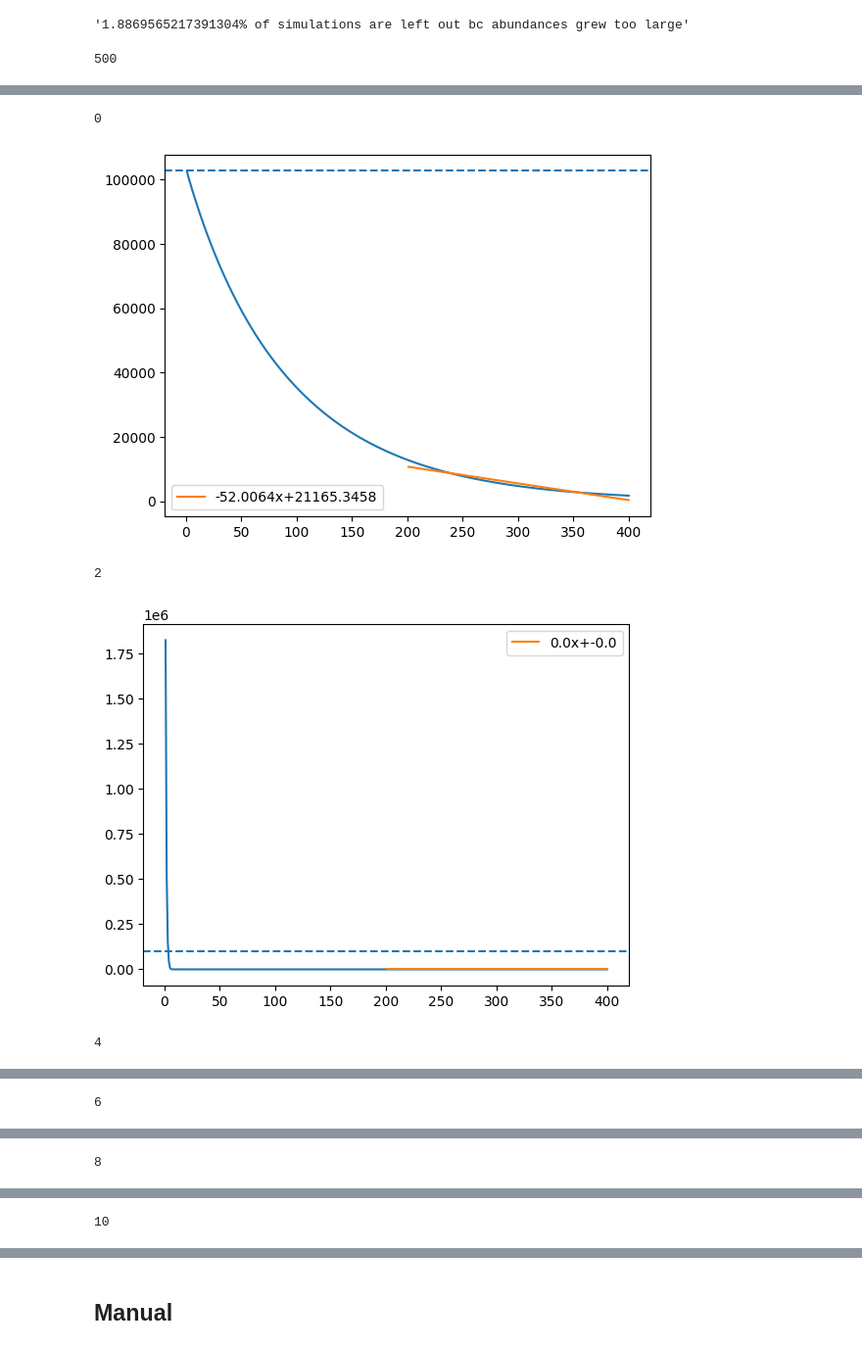
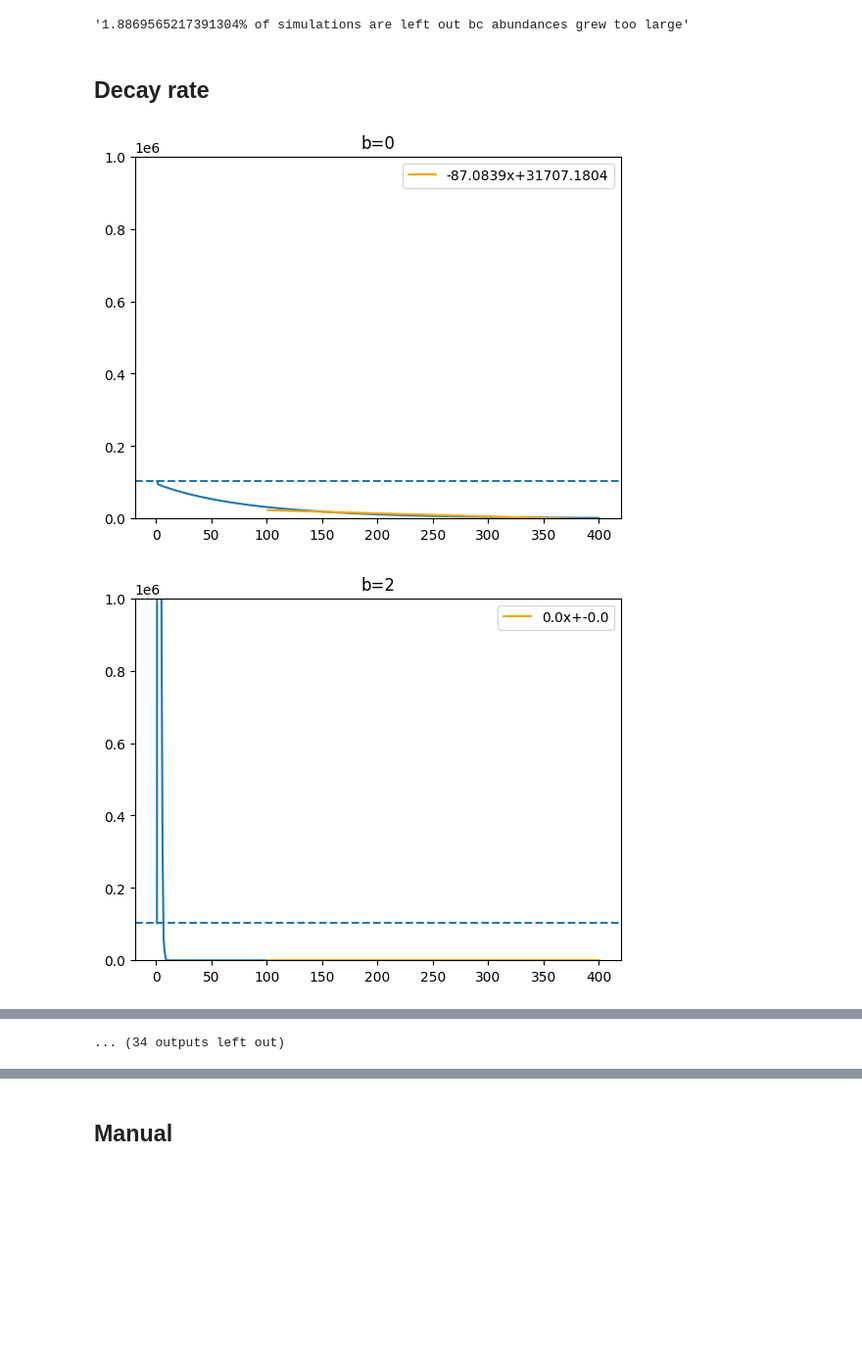
Before and after one commit to patricklawton/TecateCypress, a Jupyter notebook: sensitivity/viz.ipynb, the cells around one changed output, grey strips where cells are left out. Shown at 98% size. Saved outputs shown, nothing was run; the diff lists cells and outputs as text; code cells hidden in the pictures; blank space fills up the shorter version.

```diff
--- a/sensitivity/viz.ipynb
+++ b/sensitivity/viz.ipynb
@@ -37,53 +38,47 @@ b = b_vec[28]
 with open("../model_fitting/mortality/map.json", "r") as handle:
     mort_params = json.load(handle)
 K_adult = mort_params['K_adult']
-# %%
-len(jobs)
-# %% [output]
-500
+# %% [markdown]
+## Decay rate
 # %%
+def line(x, m, b):
+    return m*x + b
+
 for job_i, job in enumerate(jobs):
-    # break
-    if job_i > 10: continue
-    for b in b_vec:
+    if job_i > 0: continue
+
+    decay_rates = []
+    for b in b_vec[0:]:
         with job.data as data:
             census_t = np.array(data["census_t"])
             N_tot_mean = np.array(data[f"N_tot_mean/{b}"])
-        print(b)
-        plt.plot(census_t, N_tot_mean)
-        plt.axhline(Aeff*K_adult, ls='--')
 
-        # max_i = np.nonzero(N_tot_mean == max(N_tot_mean))[0][0]
-        # def exp(x, a, b, c):
-        #     return a * np.exp(-b * x) + c
-        # popt, pcov = curve_fit(exp, census_t[max_i:], N_tot_mean[max_i:], x_scale=[10000,0.01,10000], method='trf')#, bounds=([10_000, 0, 2_000], [600000., 1., 600000]))
-        # acc = popt[1]**2 * popt[0] * np.exp(-popt[1]*census_t[max_i:])
-        # thresh = 0.15
-        # burn_in_end_i = min(np.nonzero(acc < thresh)[0]) + max_i
-        # # print(acc)|
-        # plt.axvline(census_t[burn_in_end_i], c='red', alpha=0.5, ls='--')
-        def line(x, m, b):
-            return m*x + b
-        # final_i = len(N_tot_mean)
-        # too_low_thresh = 50
-        # too_low = np.nonzero(N_tot_mean[:final_i] < too_low_thresh)[0]
-        # if len(too_low) > 0:
-        #     # Only adjust the starting point for the linear fit if interval is too small
-        #     if min(too_low) - burn_in_end_i < 100:
-        #         adjustment = final_i - min(too_low)
-        #         if (burn_in_end_i - adjustment) < max_i:
-        #             burn_in_end_i = max_i
-        #         else:
-        #             burn_in_end_i -= adjustment
-        #     # Set the final point of the interval where pop avg drops below threshold
-        #     final_i = min(too_low)
-        # plt.axvline(burn_in_end_i, c='purple', ls=':')
-        # plt.axvline(final_i, c='purple', ls=':')
-        burn_in_end_i = 200; final_i = len(N_tot_mean)
+        burn_in_end_i = 100
+        final_i = len(N_tot_mean)
+
         x = census_t[burn_in_end_i:final_i]
         y = N_tot_mean[burn_in_end_i:final_i]
         popt, pcov = curve_fit(line, x, y)
-        plt.plot(x, line(x, *popt), label='{}x+{}'.format(np.round(popt[0], 4), np.round(popt[1], 4)))
+        decay_rates.append(popt[0])
+        plt.plot(x, line(x, *popt), label='{}x+{}'.format(np.round(popt[0], 4), np.round(popt[1], 4)), c='orange', zorder=3)
+
+        # # Try smoothing
+        # std_power = 2.0
+        # std = np.std(N_tot_mean[-int(len(census_t)*0.25):])
+        # s = len(x) * std**std_power
+        # tck = splrep(x, y, s=s)
+        # census_t_new = np.linspace(min(x),max(x),int(len(x)*1))
+        # N_tot_mean_smoothed = BSpline(*tck)(census_t_new)
+        # plt.plot(census_t_new, N_tot_mean_smoothed, c='g')
+        # popt, pcov = curve_fit(line, census_t_new, N_tot_mean_smoothed)
+        # plt.plot(x, line(x, *popt), label='{}x+{}'.format(np.round(popt[0], 4), np.round(popt[1], 4)), c='lightgreen')
+
+        plt.plot(census_t, N_tot_mean)
+        plt.axhline(Aeff*K_adult, ls='--')
+        plt.ylim(0,1e6)
         plt.legend()
+        plt.title(f"b={b}")
         plt.show()
 # %% [output]
+[figure, new version]
+[figure, new version]
@@ -90,5 +95 @@ for job_i, job in enumerate(jobs):
-0
+... (34 outputs left out)
-[figure, old version]
-2
-[figure, old version]
-4
@@ -96 +95,0 @@ for job_i, job in enumerate(jobs):
-6
@@ -98 +95,0 @@ for job_i, job in enumerate(jobs):
-8
@@ -100 +95,0 @@ for job_i, job in enumerate(jobs):
-10
```
Also changed, not shown: parts of 6 cells of this notebook, 8 other files.
